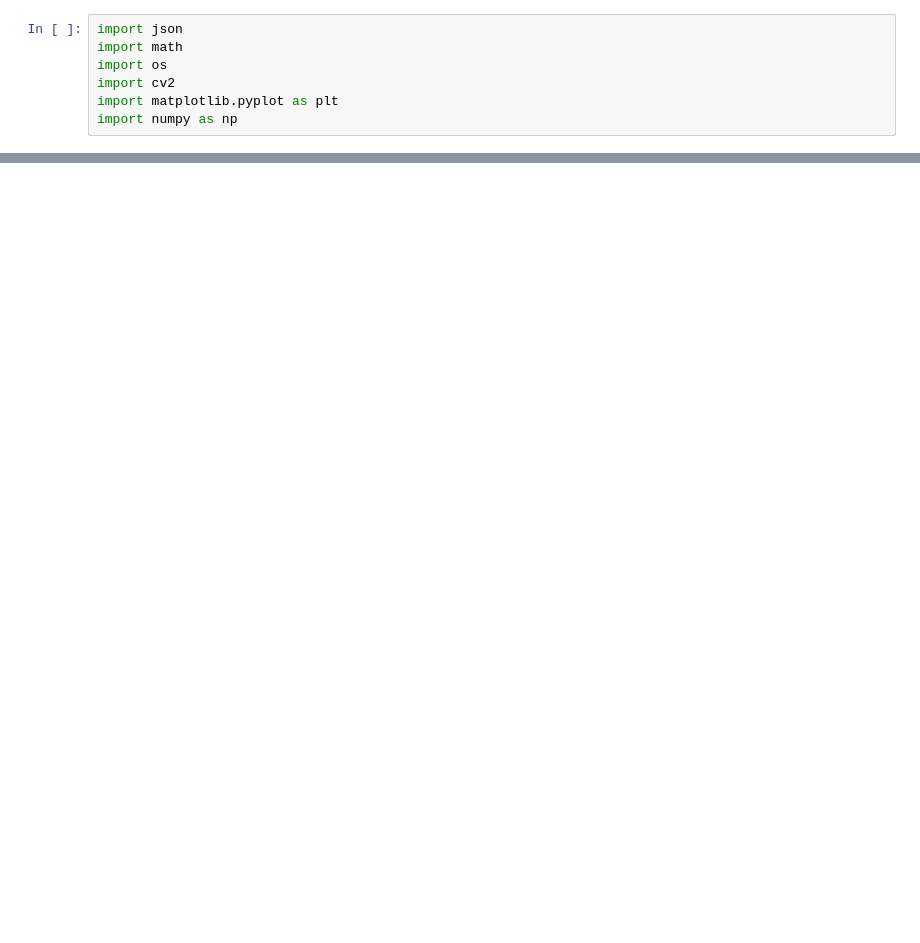
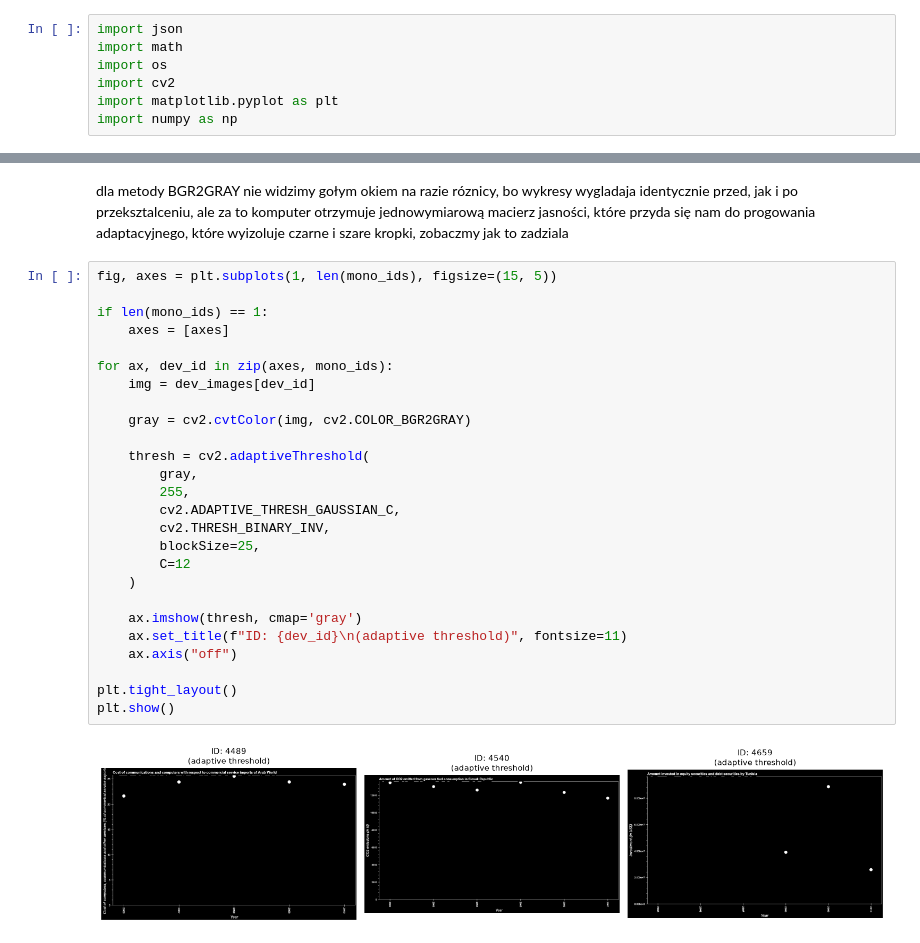
Before and after one commit to amelialiszka/plot-vision-digitizer, a Jupyter notebook: notebooks/01_detector_experiments.ipynb, the cells around one changed output, grey strips where cells are left out. Saved outputs shown, nothing was run; the diff lists cells and outputs as text; blank space fills up the shorter version.

```diff
--- a/notebooks/01_detector_experiments.ipynb
+++ b/notebooks/01_detector_experiments.ipynb
@@ -80,0 +105,30 @@ Plik: 4462.png   | Max Saturation: 255 | Color Pixels: 801  -> KOLOROWY
+# %% [markdown]
+dla metody BGR2GRAY nie widzimy gołym okiem na razie róznicy, bo wykresy wygladaja identycznie przed, jak i po przeksztalceniu, ale za to komputer otrzymuje jednowymiarową macierz jasności, które przyda się nam do progowania adaptacyjnego, które wyizoluje czarne i szare kropki, zobaczmy jak to zadziala
+# %%
+fig, axes = plt.subplots(1, len(mono_ids), figsize=(15, 5))
+
+if len(mono_ids) == 1:
+    axes = [axes]
+
+for ax, dev_id in zip(axes, mono_ids):
+    img = dev_images[dev_id]
+
+    gray = cv2.cvtColor(img, cv2.COLOR_BGR2GRAY)
+
+    thresh = cv2.adaptiveThreshold(
+        gray,
+        255,
+        cv2.ADAPTIVE_THRESH_GAUSSIAN_C,
+        cv2.THRESH_BINARY_INV,
+        blockSize=25,
+        C=12
+    )
+
+    ax.imshow(thresh, cmap='gray')
+    ax.set_title(f"ID: {dev_id}\n(adaptive threshold)", fontsize=11)
+    ax.axis("off")
+
+plt.tight_layout()
+plt.show()
+# %% [output]
+[figure, added]
```
Also changed, not shown: parts of 20 cells of this notebook, 1 other file.
